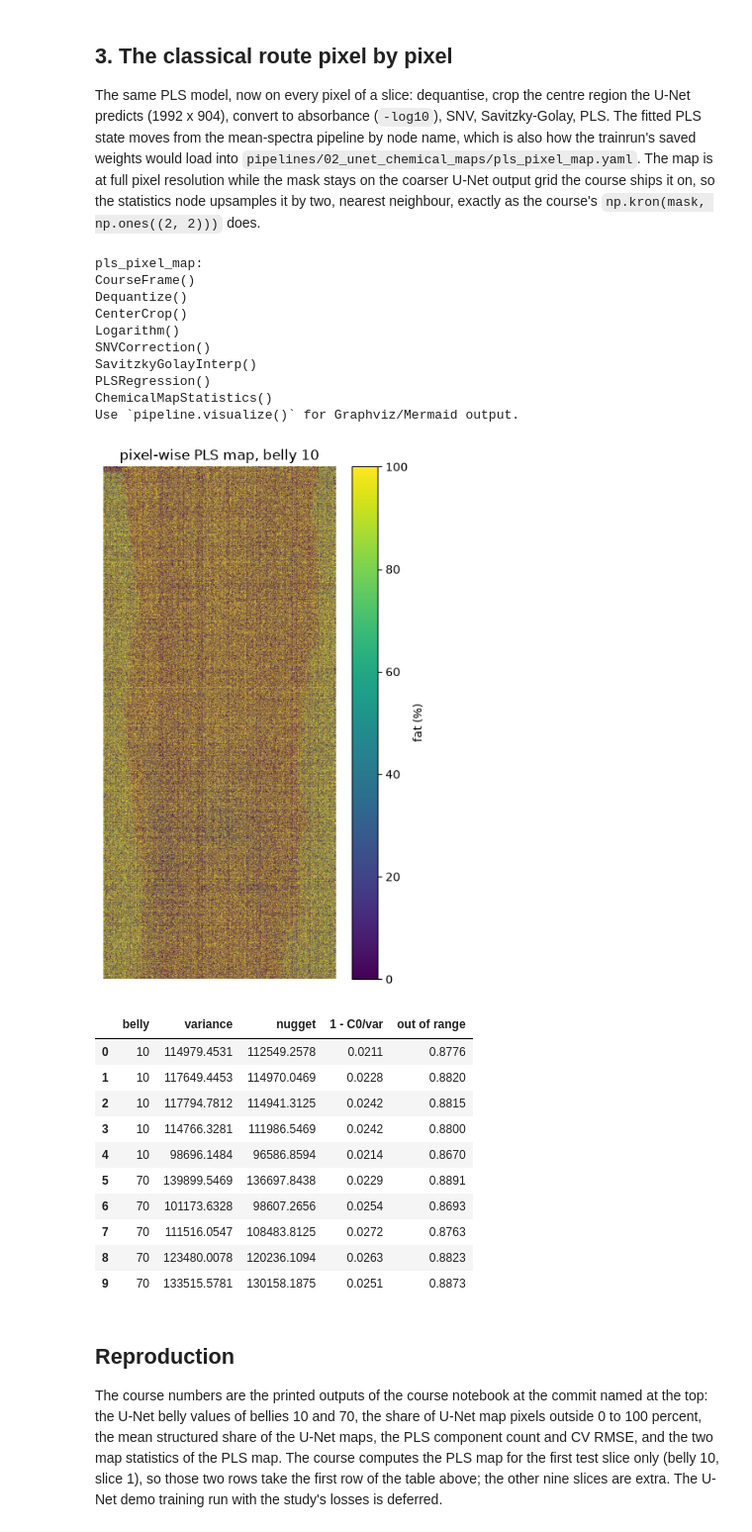
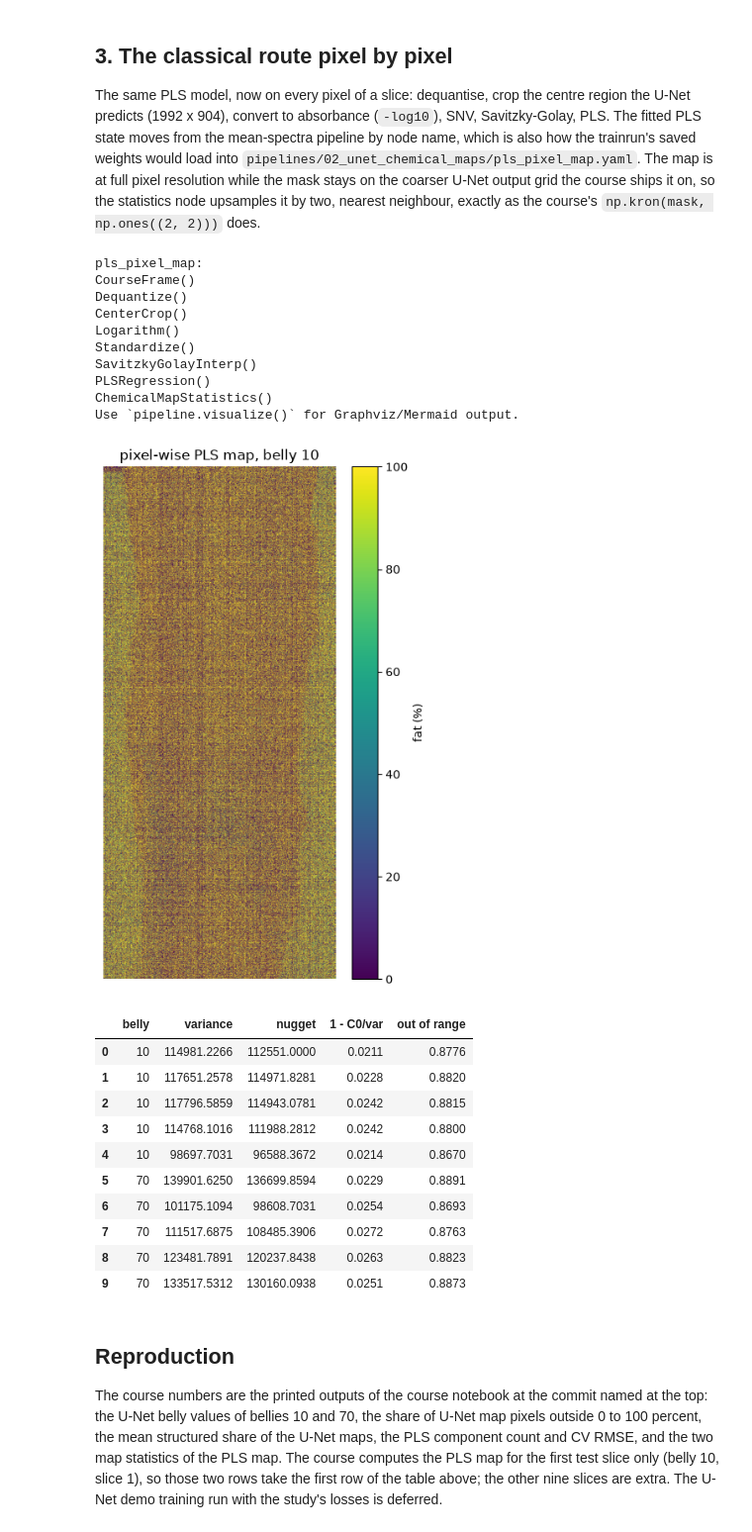
Before and after one commit to cubert-hyperspectral/cuvis-ai-wur-course-2026, a Jupyter notebook: notebooks/02_unet_chemical_maps.ipynb, the cells around one changed output. Shown at 99% size. Drawn from its saved outputs; the diff is of its cells as text; code cells hidden in the pictures.

```diff
--- a/notebooks/02_unet_chemical_maps.ipynb
+++ b/notebooks/02_unet_chemical_maps.ipynb
@@ -50,4 +50,5 @@ for pipeline_yaml, data_module in PROVISION:
 # %%
+import numpy as np
 import pandas as pd
 import torch
 from loguru import logger
@@ -55,9 +56,7 @@ from loguru import logger
 logger.remove()
 logger.add(sys.stderr, level="INFO")
 
-DEVICE = (
-    "cuda" if torch.cuda.is_available() else ("mps" if torch.backends.mps.is_available() else "cpu")
-)
+DEVICE = "cuda" if torch.cuda.is_available() else ("mps" if torch.backends.mps.is_available() else "cpu")
 DATA = REPO / "data" / "course"
 # The stand-in written by tools/make_synthetic_course_data.py has the course's shapes and random
 # content; with it the reproduction table reports our numbers without judging them.
@@ -302,24 +288,15 @@ on, so the statistics node upsamples it by two, nearest neighbour, exactly as th
 `np.kron(mask, np.ones((2, 2)))` does.
 # %%
 from cuvis_ai.node.pretreatments.logarithm import Logarithm
-
 from cuvis_ai_wur_course.node.maps import CenterCrop
 
 pixel_frame = CourseFrame(name="frame")
 pixel_dequantize = Dequantize(name="dequantize")
 crop = CenterCrop(name="crop", crop_height=1992, crop_width=904)
 absorbance = Logarithm(name="absorbance", mode="log10", negate=True, eps=1e-6)
-pixel_snv = SNVCorrection(name="snv")
-pixel_sg = SavitzkyGolayInterp(
-    name="sg", num_channels=BINNED, window_length=7, polyorder=2, deriv=2
-)
-pixel_pls = PLSRegression(
-    name="pls",
-    input_channels=BINNED,
-    max_components=MAX_COMPONENTS,
-    holdout_folds="each",
-    refit_on_holdout=True,
-)
+pixel_snv = Standardize(name="snv", axis="spectrum", ddof=0)
+pixel_sg = SavitzkyGolayInterp(name="sg", num_channels=BINNED, window_length=7, polyorder=2, deriv=2)
+pixel_pls = PLSRegression(name="pls", input_channels=BINNED, max_components=MAX_COMPONENTS, holdout_folds="each", refit_on_holdout=True)
 pixel_stats = ChemicalMapStatistics(name="stats", mask_scale=2)
 
 pixel_pipeline = CuvisPipeline("pls_pixel_map")
@@ -344,51 +321,38 @@ CourseFrame()
 Dequantize()
 CenterCrop()
 Logarithm()
-SNVCorrection()
+Standardize()
 SavitzkyGolayInterp()
 PLSRegression()
 ChemicalMapStatistics()
 Use `pipeline.visualize()` for Graphviz/Mermaid output.
 # %%
 pixel_pipeline.to(DEVICE)
-pixel_out = Predictor(pixel_pipeline, slice_data).predict(
-    stage=ExecutionStage.INFERENCE,
-    collect_outputs=True,
-    collect_ports={
-        "prediction",
-        "group",
-        "variance",
-        "nugget",
-        "structured_share",
-        "out_of_range_share",
-    },
-)
+pixel_out = Predictor(pixel_pipeline, slice_data).predict(stage=ExecutionStage.INFERENCE, collect_outputs=True, collect_ports={"prediction", "group", "variance", "nugget", "structured_share", "out_of_range_share"})
 pixel_table = pd.DataFrame(
     {
         "belly": [int(o[("frame", "group")][0]) for o in pixel_out],
         "variance": [float(o[("stats", "variance")][0]) for o in pixel_out],
         "nugget": [float(o[("stats", "nugget")][0]) for o in pixel_out],
         "1 - C0/var": [float(o[("stats", "structured_share")][0]) for o in pixel_out],
         "out of range": [float(o[("stats", "out_of_range_share")][0]) for o in pixel_out],
     }
 ).round(4)
-utils.show_map(
-    pixel_out[0][("pls", "prediction")][0], f"pixel-wise PLS map, belly {pixel_table.belly[0]}"
-)
+utils.show_map(pixel_out[0][("pls", "prediction")][0], f"pixel-wise PLS map, belly {pixel_table.belly[0]}")
 pixel_table
 # %% [output]
 [figure]
 |  | belly | variance | nugget | 1 - C0/var | out of range |
-| 0 | 10 | 114979.4531 | 112549.2578 | 0.0211 | 0.8776 |
-| 1 | 10 | 117649.4453 | 114970.0469 | 0.0228 | 0.8820 |
-| 2 | 10 | 117794.7812 | 114941.3125 | 0.0242 | 0.8815 |
-| 3 | 10 | 114766.3281 | 111986.5469 | 0.0242 | 0.8800 |
-| 4 | 10 | 98696.1484 | 96586.8594 | 0.0214 | 0.8670 |
-| 5 | 70 | 139899.5469 | 136697.8438 | 0.0229 | 0.8891 |
-| 6 | 70 | 101173.6328 | 98607.2656 | 0.0254 | 0.8693 |
-| 7 | 70 | 111516.0547 | 108483.8125 | 0.0272 | 0.8763 |
-| 8 | 70 | 123480.0078 | 120236.1094 | 0.0263 | 0.8823 |
-| 9 | 70 | 133515.5781 | 130158.1875 | 0.0251 | 0.8873 |
+| 0 | 10 | 114981.2266 | 112551.0000 | 0.0211 | 0.8776 |
+| 1 | 10 | 117651.2578 | 114971.8281 | 0.0228 | 0.8820 |
+| 2 | 10 | 117796.5859 | 114943.0781 | 0.0242 | 0.8815 |
+| 3 | 10 | 114768.1016 | 111988.2812 | 0.0242 | 0.8800 |
+| 4 | 10 | 98697.7031 | 96588.3672 | 0.0214 | 0.8670 |
+| 5 | 70 | 139901.6250 | 136699.8594 | 0.0229 | 0.8891 |
+| 6 | 70 | 101175.1094 | 98608.7031 | 0.0254 | 0.8693 |
+| 7 | 70 | 111517.6875 | 108485.3906 | 0.0272 | 0.8763 |
+| 8 | 70 | 123481.7891 | 120237.8438 | 0.0263 | 0.8823 |
+| 9 | 70 | 133517.5312 | 130160.0938 | 0.0251 | 0.8873 |
 # %% [markdown]
 ## Reproduction
 
```
Also changed, not shown: parts of 8 cells of this notebook, 38 other files.
